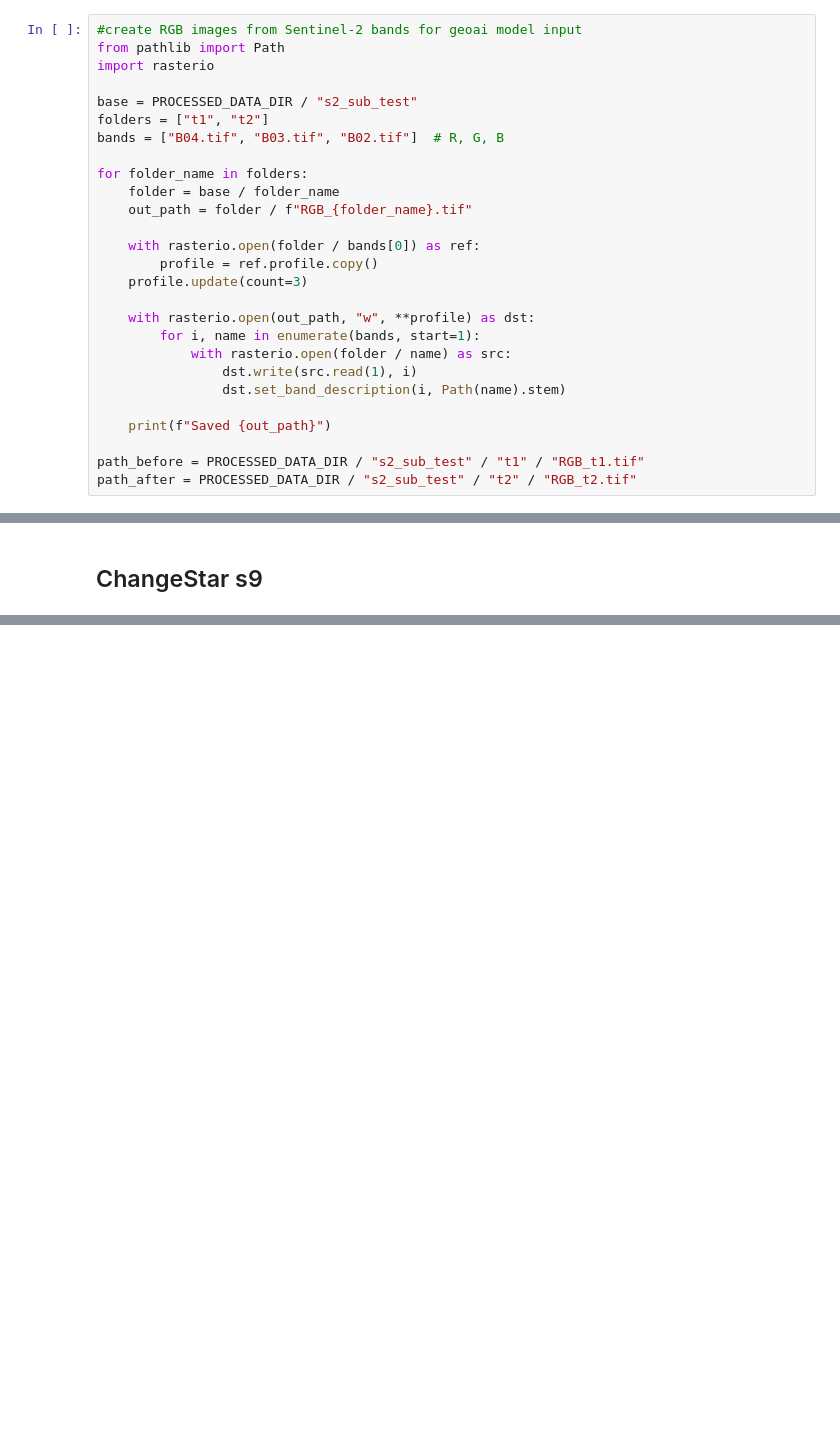
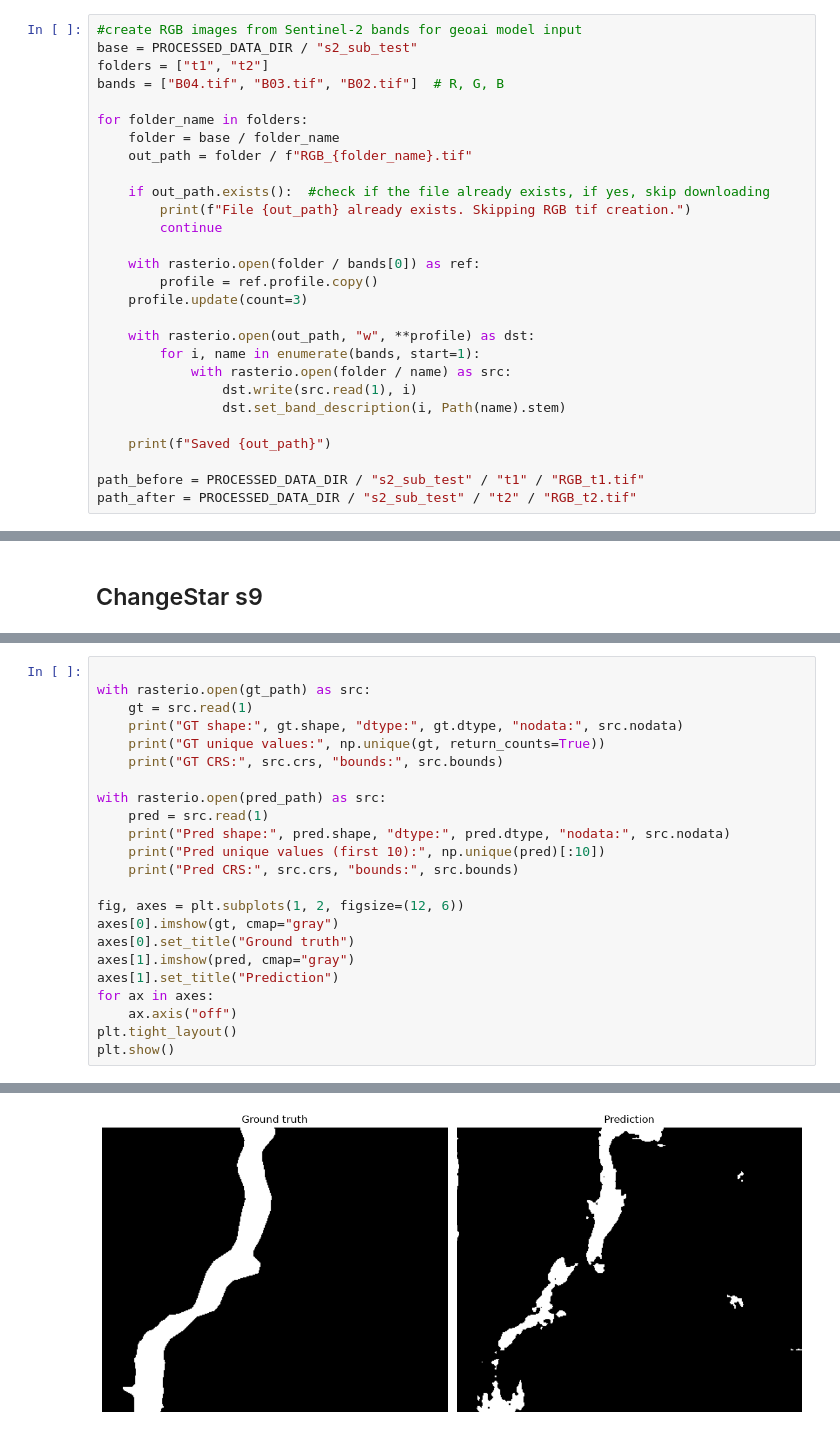
Before and after one commit to cherold01/sds320, a Jupyter notebook: notebooks/model_comparison.ipynb, the cells around one changed output, grey strips where cells are left out. Drawn from its saved outputs; the diff is of its cells as text; blank space fills up the shorter version.

```diff
--- a/notebooks/model_comparison.ipynb
+++ b/notebooks/model_comparison.ipynb
@@ -42,8 +58,5 @@ for short_name, full_name in models.items():
 # %%
 #create RGB images from Sentinel-2 bands for geoai model input
-from pathlib import Path
-import rasterio
-
 base = PROCESSED_DATA_DIR / "s2_sub_test"
 folders = ["t1", "t2"]
 bands = ["B04.tif", "B03.tif", "B02.tif"]  # R, G, B
@@ -51,6 +64,10 @@ bands = ["B04.tif", "B03.tif", "B02.tif"]  # R, G, B
 for folder_name in folders:
     folder = base / folder_name
     out_path = folder / f"RGB_{folder_name}.tif"
+
+    if out_path.exists():  #check if the file already exists, if yes, skip downloading
+        print(f"File {out_path} already exists. Skipping RGB tif creation.")
+        continue
 
     with rasterio.open(folder / bands[0]) as ref:
         profile = ref.profile.copy()
@@ -139,0 +245,24 @@ print(f"Recall:    {recall:.4f}")
+# %%
+
+with rasterio.open(gt_path) as src:
+    gt = src.read(1)
+    print("GT shape:", gt.shape, "dtype:", gt.dtype, "nodata:", src.nodata)
+    print("GT unique values:", np.unique(gt, return_counts=True))
+    print("GT CRS:", src.crs, "bounds:", src.bounds)
+
+with rasterio.open(pred_path) as src:
+    pred = src.read(1)
+    print("Pred shape:", pred.shape, "dtype:", pred.dtype, "nodata:", src.nodata)
+    print("Pred unique values (first 10):", np.unique(pred)[:10])
+    print("Pred CRS:", src.crs, "bounds:", src.bounds)
+
+fig, axes = plt.subplots(1, 2, figsize=(12, 6))
+axes[0].imshow(gt, cmap="gray")
+axes[0].set_title("Ground truth")
+axes[1].imshow(pred, cmap="gray")
+axes[1].set_title("Prediction")
+for ax in axes:
+    ax.axis("off")
+plt.tight_layout()
+plt.show()
+# %% [output]
@@ -139,0 +275 @@ print(f"Recall:    {recall:.4f}")
+[figure, added]
```
Also changed, not shown: parts of 11 cells of this notebook.
